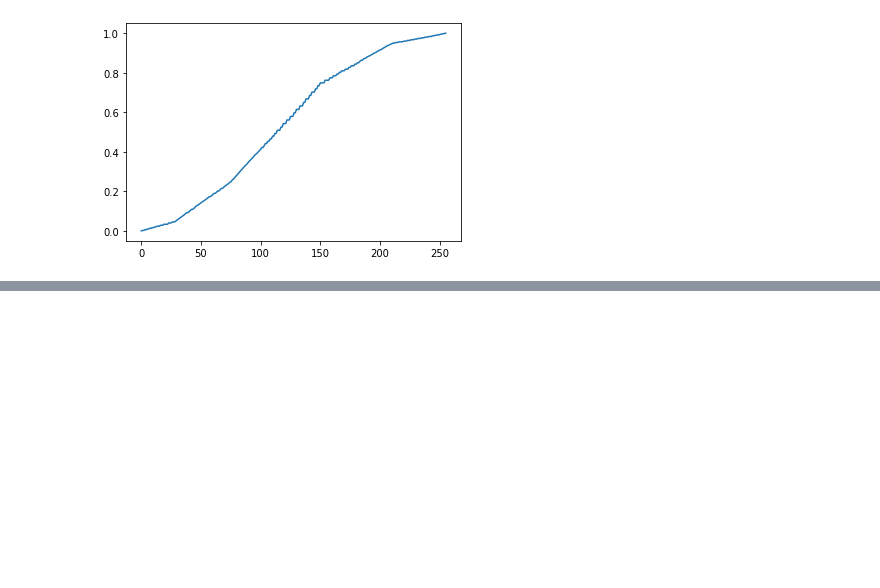
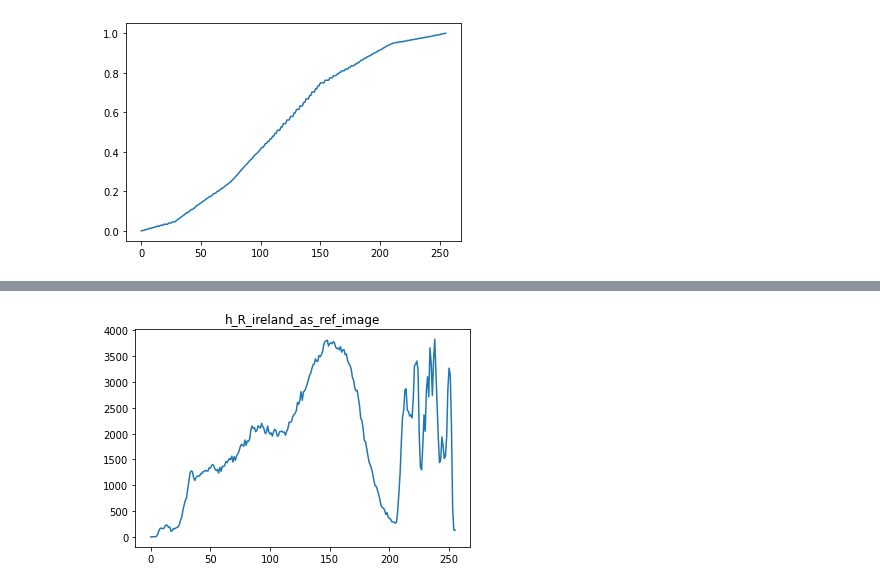
Before and after one commit to CaQtiml/img_processing_practice, a Jupyter notebook: DIP_burge/ch4/histogram_specification.ipynb, the cells around one changed output, grey strips where cells are left out. Drawn from its saved outputs; the diff is of its cells as text; code cells hidden in the pictures; blank space fills up the shorter version.

Commit message:
add another img as ref for ch4:hist_spec

```diff
--- a/DIP_burge/ch4/histogram_specification.ipynb
+++ b/DIP_burge/ch4/histogram_specification.ipynb
@@ -4,7 +4,7 @@ import matplotlib.pyplot as plt
 import numpy as np
 import os
 # %%
-FILE_PATH = "D:\image_processing_practice\DIP_Java\imagingbook_images_de3\ch03"
+FILE_PATH = "D:\image_processing_practice\DIP_Java\imagingbook_images_de3\ch04"
 # %%
 slope_1 = (0.05-0.002)/28
 slope_2 = (0.250-0.050)/(75-28)
@@ -120,0 +125,4 @@ plt.show()
+# %%
+img_path = os.path.join(FILE_PATH, "ireland-02small.tif")
+# %%
+ireland_img = plt.imread(img_path)
@@ -120,0 +131,3 @@ plt.show()
+# %%
+# AI is Another Image
+h_R_AI = cv2.calcHist([ireland_img], [0], None, [256], [0, 256])
@@ -120,0 +137,6 @@ plt.show()
+# %%
+plt.title("h_R_ireland_as_ref_image")
+plt.plot(h_R_AI)
+plt.show()
+# %% [output]
+[figure, added]
```
Also changed, not shown: parts of 20 cells of this notebook, 1 other file.
